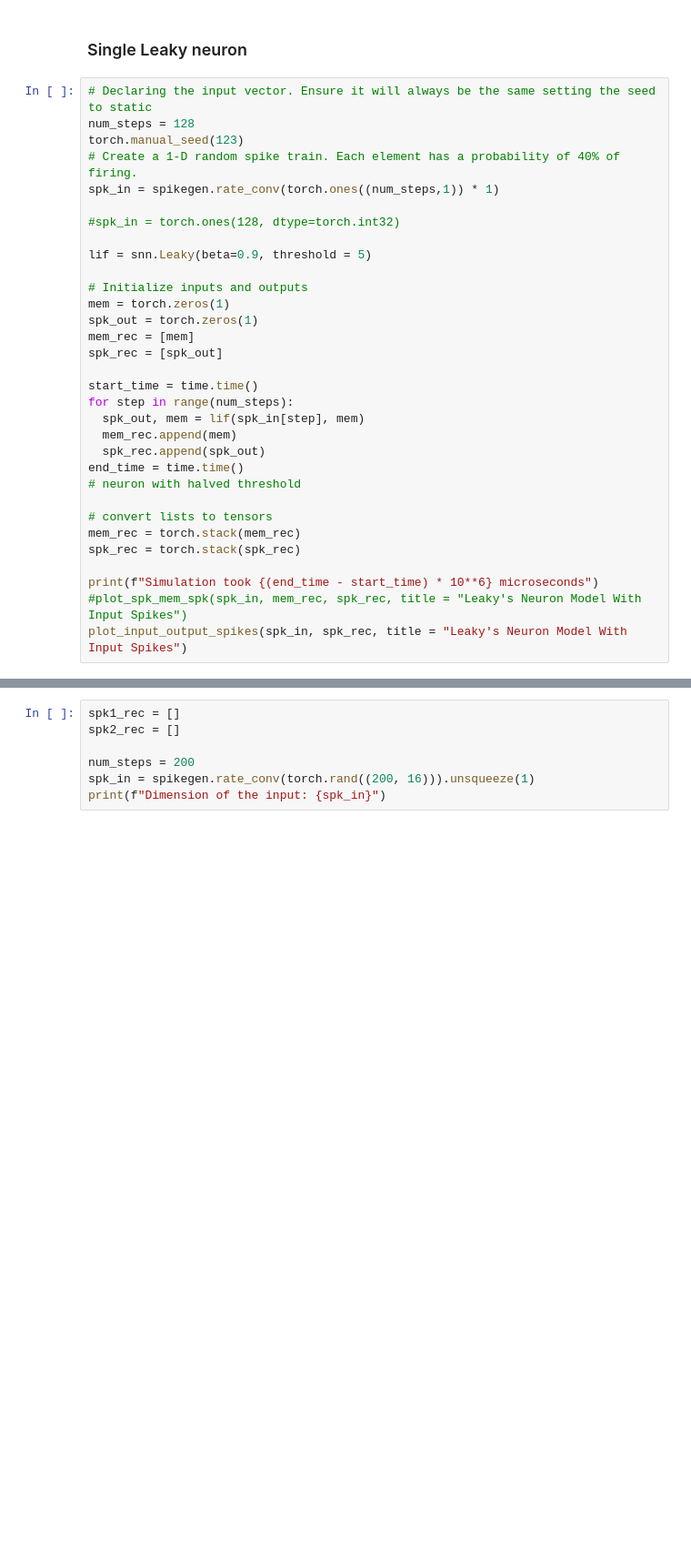
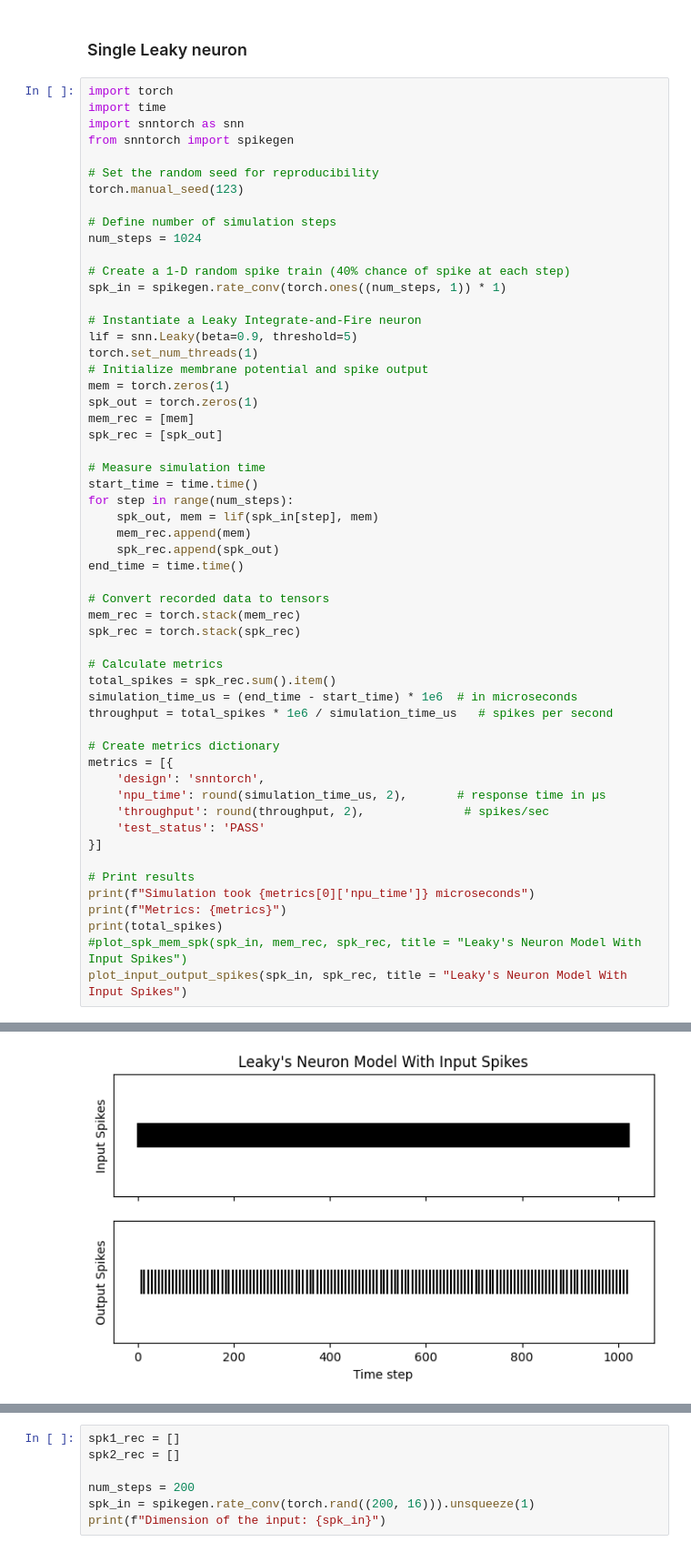
Before and after one commit to necst/SNN-NPU-DL_Framework, a Jupyter notebook: snnDenseLayer/ComparisonSNN.ipynb, the cells around one changed output, grey strips where cells are left out. Shown at 91% size. Saved outputs shown, nothing was run; the diff lists cells and outputs as text; blank space fills up the shorter version.

```diff
--- a/snnDenseLayer/ComparisonSNN.ipynb
+++ b/snnDenseLayer/ComparisonSNN.ipynb
@@ -397,34 +406,58 @@ network.to("npu")
 # %% [markdown]
 ### Single Leaky neuron
 # %%
-# Declaring the input vector. Ensure it will always be the same setting the seed to static
-num_steps = 128
+import torch
+import time
+import snntorch as snn
+from snntorch import spikegen
+
+# Set the random seed for reproducibility
 torch.manual_seed(123)
-# Create a 1-D random spike train. Each element has a probability of 40% of firing.
-spk_in = spikegen.rate_conv(torch.ones((num_steps,1)) * 1)
 
-#spk_in = torch.ones(128, dtype=torch.int32)
+# Define number of simulation steps
+num_steps = 1024
 
-lif = snn.Leaky(beta=0.9, threshold = 5)
+# Create a 1-D random spike train (40% chance of spike at each step)
+spk_in = spikegen.rate_conv(torch.ones((num_steps, 1)) * 1)
 
-# Initialize inputs and outputs
+# Instantiate a Leaky Integrate-and-Fire neuron
+lif = snn.Leaky(beta=0.9, threshold=5)
+torch.set_num_threads(1)
+# Initialize membrane potential and spike output
 mem = torch.zeros(1)
 spk_out = torch.zeros(1)
 mem_rec = [mem]
 spk_rec = [spk_out]
 
+# Measure simulation time
 start_time = time.time()
 for step in range(num_steps):
-  spk_out, mem = lif(spk_in[step], mem)
-  mem_rec.append(mem)
-  spk_rec.append(spk_out)
+    spk_out, mem = lif(spk_in[step], mem)
+    mem_rec.append(mem)
+    spk_rec.append(spk_out)
 end_time = time.time()
-# neuron with halved threshold
 
-# convert lists to tensors
+# Convert recorded data to tensors
 mem_rec = torch.stack(mem_rec)
 spk_rec = torch.stack(spk_rec)
 
-print(f"Simulation took {(end_time - start_time) * 10**6} microseconds")
+# Calculate metrics
+total_spikes = spk_rec.sum().item()
+simulation_time_us = (end_time - start_time) * 1e6  # in microseconds
+throughput = total_spikes * 1e6 / simulation_time_us   # spikes per second
+
+# Create metrics dictionary
+metrics = [{
+    'design': 'snntorch',
+    'npu_time': round(simulation_time_us, 2),       # response time in µs
+    'throughput': round(throughput, 2),              # spikes/sec
+    'test_status': 'PASS'
+}]
+
+# Print results
+print(f"Simulation took {metrics[0]['npu_time']} microseconds")
+print(f"Metrics: {metrics}")
+print(total_spikes)
 #plot_spk_mem_spk(spk_in, mem_rec, spk_rec, title = "Leaky's Neuron Model With Input Spikes")
 plot_input_output_spikes(spk_in, spk_rec, title = "Leaky's Neuron Model With Input Spikes")
+# %% [output]
@@ -430,0 +467 @@ plot_input_output_spikes(spk_in, spk_rec, title = "Leaky's Neuron Model With Inp
+[figure, added]
```
Also changed, not shown: parts of 23 cells of this notebook, 2 other files.
